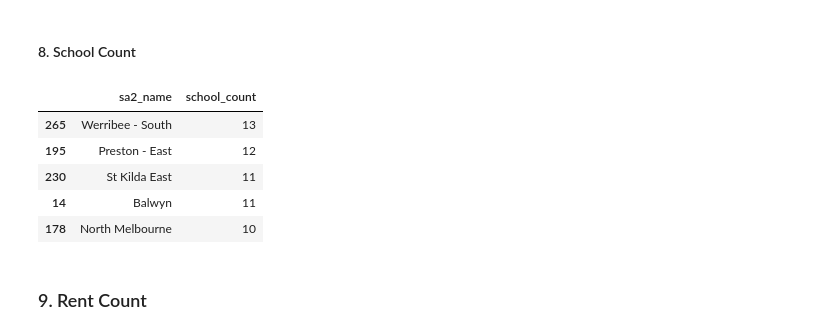
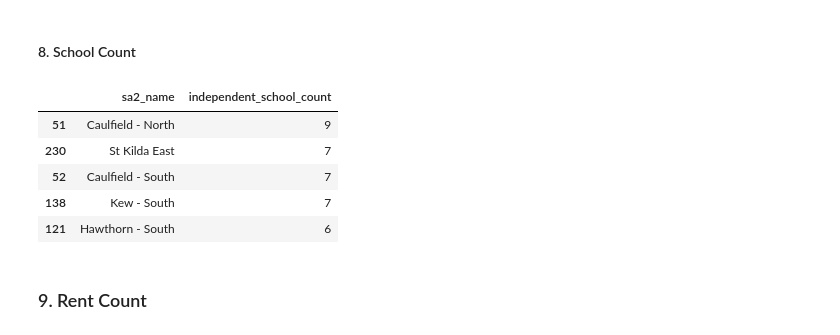
Before and after one commit to MAST30034-AppliedDataScience/project-2-group-real-estate-industry-project-3, a Jupyter notebook: notebooks/livability.ipynb, the cells around one changed output. Drawn from its saved outputs; the diff is of its cells as text; code cells hidden in the pictures.

```diff
--- a/notebooks/livability.ipynb
+++ b/notebooks/livability.ipynb
@@ -263,20 +279,20 @@ shopping_count.head()
 # %% [markdown]
 #### 8. School Count
 # %%
-# Count unique closest schools in each SA2
-school_count= feature.groupby('sa2_name')['closest_school'].nunique().reset_index(name='school_count')
+# Count unique closest independent schools in each SA2
+independent_school_count = feature.groupby('sa2_name')['closest_independent_school'].nunique().reset_index(name='independent_school_count')
 
-# Sort the result by 'avg_cbd_distance_km' in descending order
-school_count = school_count.sort_values(by='school_count', ascending=False)
+# Sort the result by the number of independent schools in descending order
+independent_school_count = independent_school_count.sort_values(by='independent_school_count', ascending=False)
 
-school_count.head()
+independent_school_count.head()
 # %% [output]
-|  | sa2_name | school_count |
-| 265 | Werribee - South | 13 |
-| 195 | Preston - East | 12 |
-| 230 | St Kilda East | 11 |
-| 14 | Balwyn | 11 |
-| 178 | North Melbourne | 10 |
+|  | sa2_name | independent_school_count |
+| 51 | Caulfield - North | 9 |
+| 230 | St Kilda East | 7 |
+| 52 | Caulfield - South | 7 |
+| 138 | Kew - South | 7 |
+| 121 | Hawthorn - South | 6 |
 # %% [markdown]
 ### 9. Rent Count
 # %%
```
Also changed, not shown: parts of 9 cells of this notebook.
